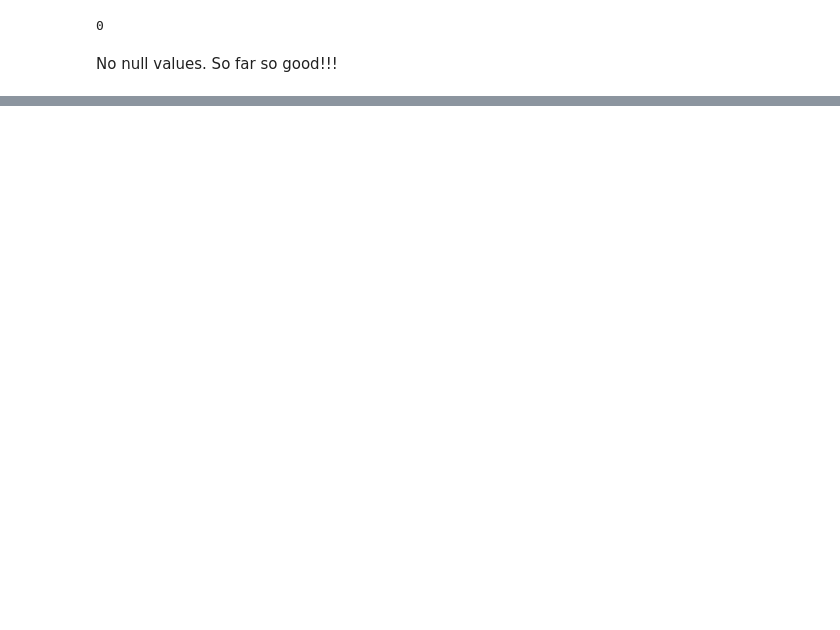
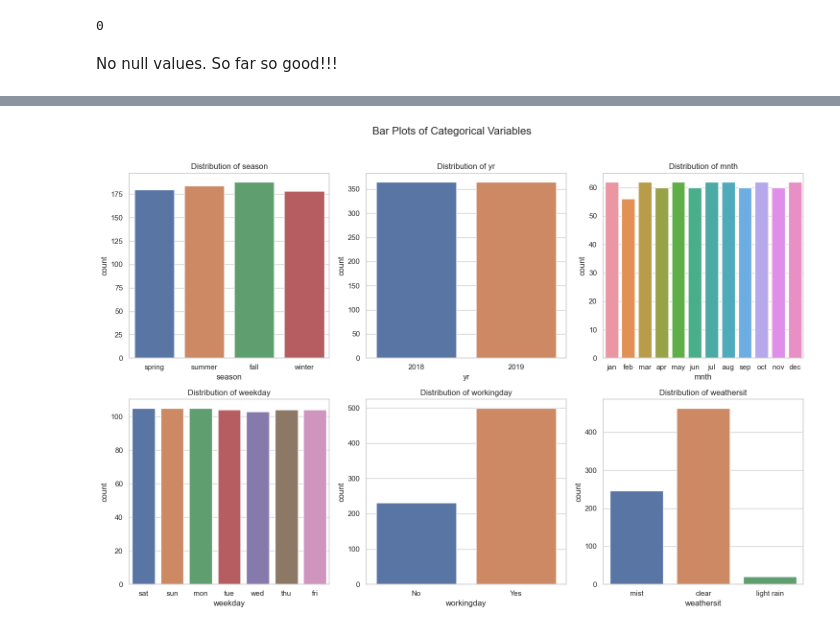
Before and after one commit to shahprashant030/BikeSharingAssignment, a Jupyter notebook: Prashant_Shah.ipynb, the cells around one changed output, grey strips where cells are left out. Cells and saved outputs as stored; diff of their text form; code cells hidden in the pictures; blank space fills up the shorter version.

```diff
--- a/Prashant_Shah.ipynb
+++ b/Prashant_Shah.ipynb
@@ -77,0 +193,13 @@ sns.boxplot(x='temp', y='cnt', data=df)
+# %%
+plt.figure(figsize=(15, 10))
+
+for i, column in enumerate(categorical_vars, 1):
+    plt.subplot(2, 3, i)
+    sns.countplot(data=boombikes, x=column)
+    plt.title(f'Distribution of {column}')
+
+plt.suptitle('Bar Plots of Categorical Variables', y=1.02, fontsize=16)
+plt.tight_layout()
+plt.show()
+# %% [output]
+[figure, added]
```
Also changed, not shown: parts of 103 cells of this notebook, 1 other file.
